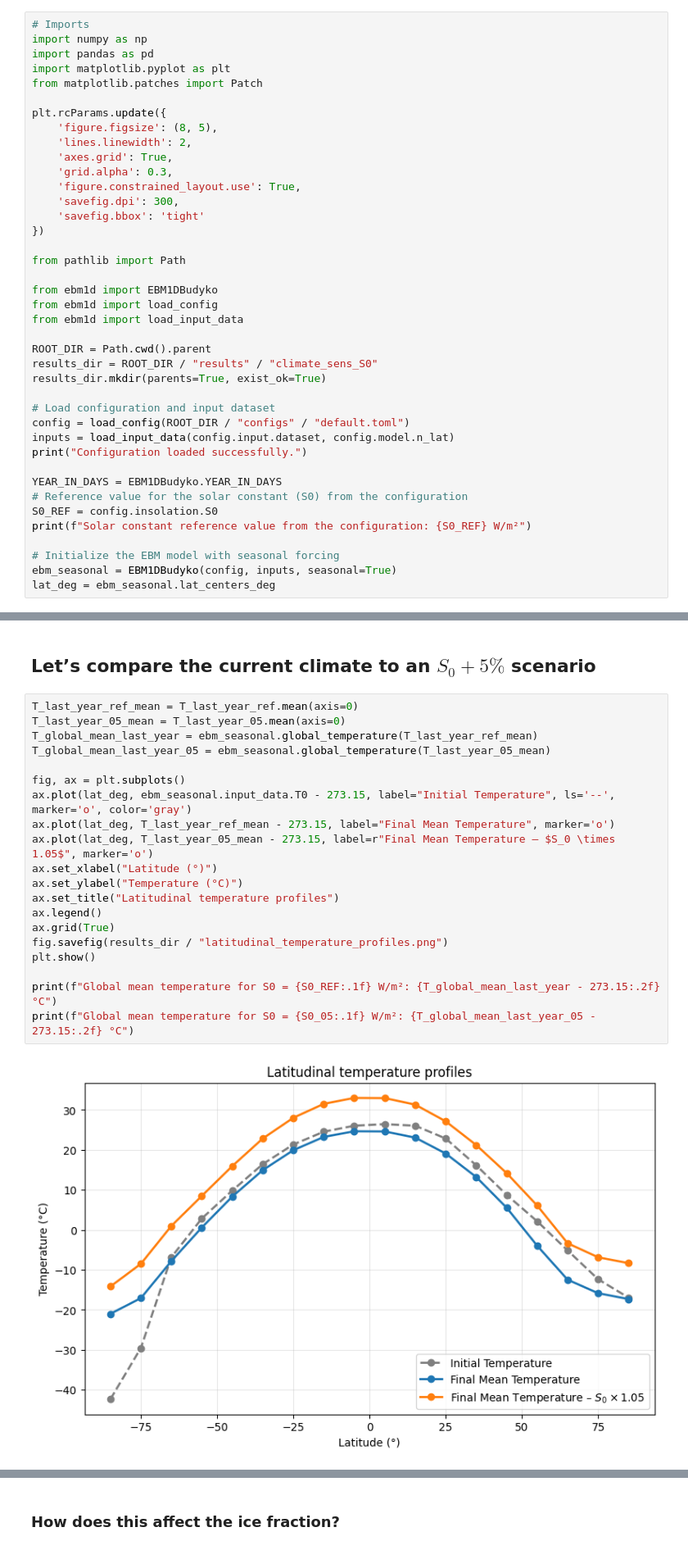
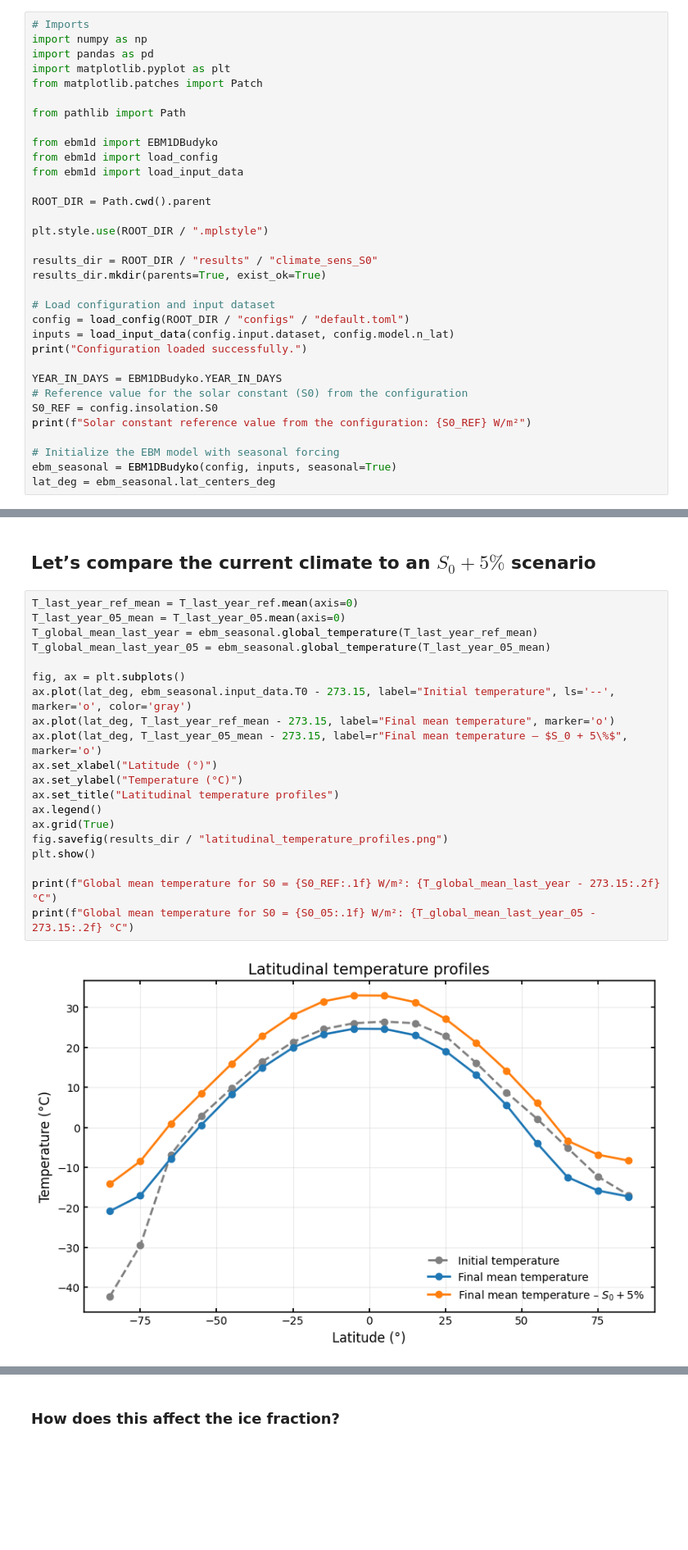
Before and after one commit to louiscleen/energy-balance-model, a Jupyter notebook: notebooks/climate_sens_S0.ipynb, the cells around one changed output, grey strips where cells are left out. Shown at 82% size. Cells and saved outputs as stored; diff of their text form; blank space fills up the shorter version.

```diff
--- a/notebooks/climate_sens_S0.ipynb
+++ b/notebooks/climate_sens_S0.ipynb
@@ -6,16 +6,6 @@ import numpy as np
 import pandas as pd
 import matplotlib.pyplot as plt
 from matplotlib.patches import Patch
-
-plt.rcParams.update({
-    'figure.figsize': (8, 5),
-    'lines.linewidth': 2,
-    'axes.grid': True,
-    'grid.alpha': 0.3,
-    'figure.constrained_layout.use': True,
-    'savefig.dpi': 300,
-    'savefig.bbox': 'tight'
-})
 
 from pathlib import Path
 
@@ -24,6 +14,9 @@ from ebm1d import load_config
 from ebm1d import load_input_data
 
 ROOT_DIR = Path.cwd().parent
+
+plt.style.use(ROOT_DIR / ".mplstyle")
+
 results_dir = ROOT_DIR / "results" / "climate_sens_S0"
 results_dir.mkdir(parents=True, exist_ok=True)
 
@@ -84,25 +77,25 @@ S0*1.05 scenario has converged. Final state reached at t = 20.0 years after 7300
 # %%
 T_last_year_ref_mean = T_last_year_ref.mean(axis=0)
 T_last_year_05_mean = T_last_year_05.mean(axis=0)
 T_global_mean_last_year = ebm_seasonal.global_temperature(T_last_year_ref_mean)
 T_global_mean_last_year_05 = ebm_seasonal.global_temperature(T_last_year_05_mean)
 
 fig, ax = plt.subplots()
-ax.plot(lat_deg, ebm_seasonal.input_data.T0 - 273.15, label="Initial Temperature", ls='--', marker='o', color='gray')
-ax.plot(lat_deg, T_last_year_ref_mean - 273.15, label="Final Mean Temperature", marker='o')
-ax.plot(lat_deg, T_last_year_05_mean - 273.15, label=r"Final Mean Temperature – $S_0 \times 1.05$", marker='o')
+ax.plot(lat_deg, ebm_seasonal.input_data.T0 - 273.15, label="Initial temperature", ls='--', marker='o', color='gray')
+ax.plot(lat_deg, T_last_year_ref_mean - 273.15, label="Final mean temperature", marker='o')
+ax.plot(lat_deg, T_last_year_05_mean - 273.15, label=r"Final mean temperature – $S_0 + 5\%$", marker='o')
 ax.set_xlabel("Latitude (°)")
 ax.set_ylabel("Temperature (°C)")
 ax.set_title("Latitudinal temperature profiles")
 ax.legend()
 ax.grid(True)
 fig.savefig(results_dir / "latitudinal_temperature_profiles.png")
 plt.show()
 
 print(f"Global mean temperature for S0 = {S0_REF:.1f} W/m²: {T_global_mean_last_year - 273.15:.2f} °C")
 print(f"Global mean temperature for S0 = {S0_05:.1f} W/m²: {T_global_mean_last_year_05 - 273.15:.2f} °C")
 # %% [output]
-[figure, old version]
+[figure, new version]
 Global mean temperature for S0 = 1368.0 W/m²: 12.18 °C
 Global mean temperature for S0 = 1436.4 W/m²: 20.50 °C
 # %% [markdown]
```
Also changed, not shown: parts of 6 cells of this notebook, 4 other files.
